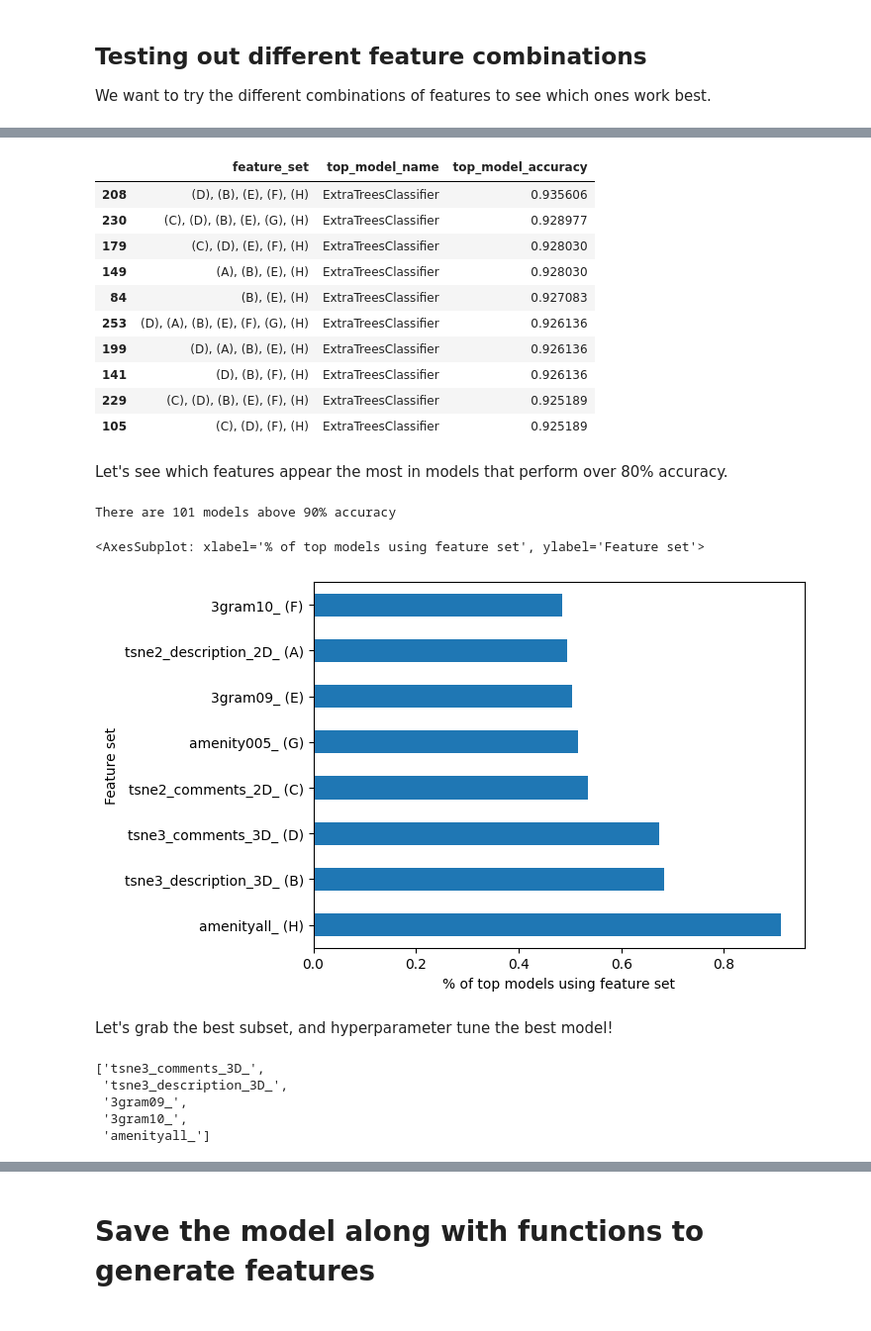
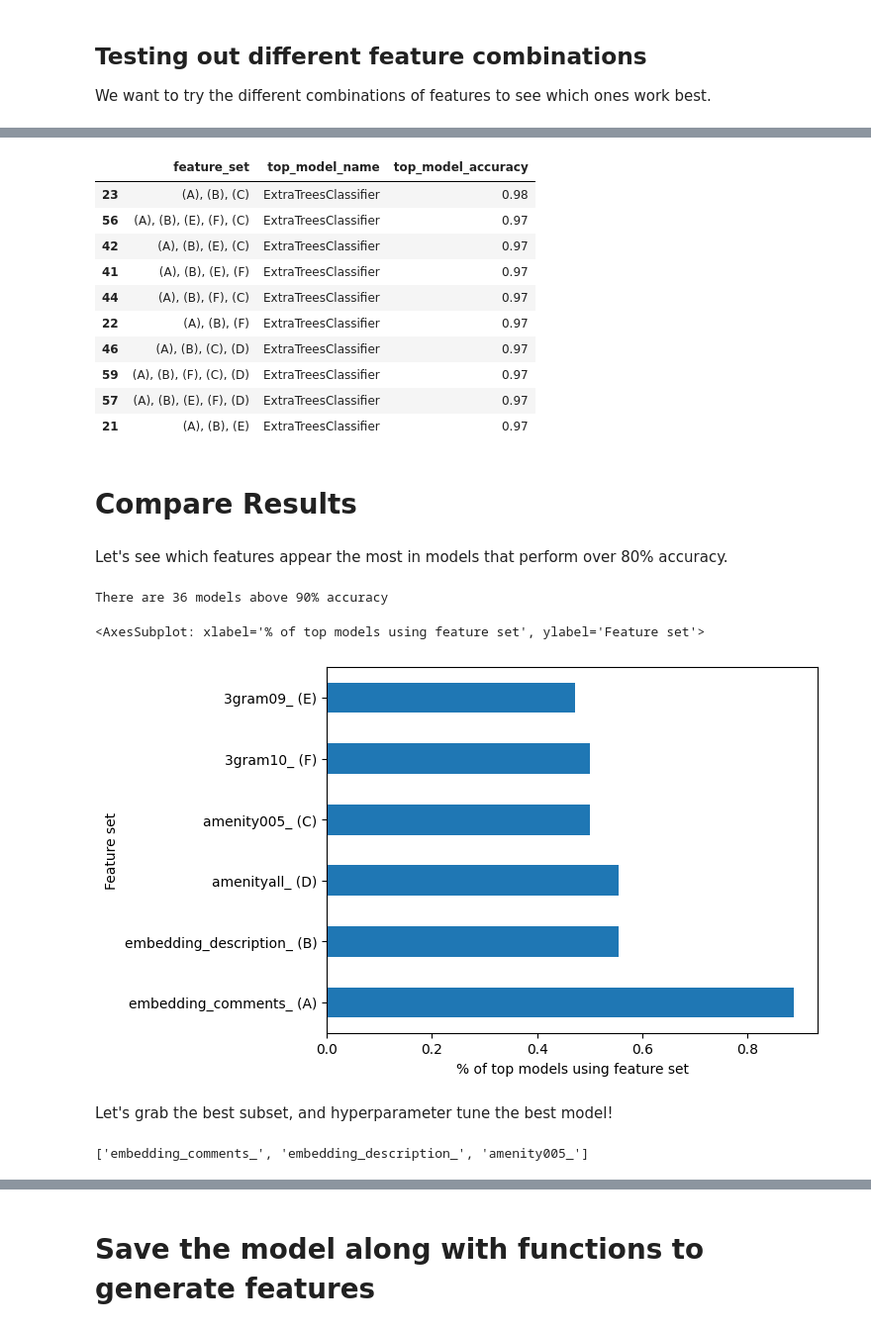
Before and after one commit to g1776/DS440CapstoneIndubitably, a Jupyter notebook: notebooks/modelling/models.ipynb, the cells around one changed output, grey strips where cells are left out. Shown: that part at 99% size. Drawn from its saved outputs; the diff is of its cells as text; code cells hidden in the pictures.

Commit message:
no tsne, no doubles

```diff
--- a/notebooks/modelling/models.ipynb
+++ b/notebooks/modelling/models.ipynb
@@ -6,7 +6,7 @@ import pandas as pd
 from sklearn.model_selection import train_test_split
 # %%
 GEO = 'texas_florida'
-df = pd.read_csv(f'../../data/processed/features_{GEO}.csv')
+df = pd.read_csv(f'../../data/processed/features_{GEO}_no_tsne_no_doubles.csv')
 df.index = df["review_id"]
 df.drop(columns=["review_id"], inplace=True)
 
@@ -58,10 +58,12 @@ We want to try the different combinations of features to see which ones work bes
 import itertools
 
 feature_sets = [
-    "tsne2_comments_2D_",
-    "tsne3_comments_3D_",
-    "tsne2_description_2D_",
-    "tsne3_description_3D_",
+    # "tsne2_comments_2D_",
+    # "tsne3_comments_3D_",
+    # "tsne2_description_2D_",
+    # "tsne3_description_3D_",
+    "embedding_comments_",
+    "embedding_description_",
     "3gram09_",
     "3gram10_",
     "amenity005_",
@@ -124,5 +126,5 @@ print(f"Best model: {best_model.name} with feature set {best_feature_set}\nAccur
 
 import pickle
 # save top_models
-with open(f"../../data/processed/top_models_{GEO}.pickle", "wb") as f:
+with open(f"../../data/processed/top_models_{GEO}_no_tsne.pickle", "wb") as f:
     pickle.dump(top_models, f)
@@ -129,18 +169,21 @@ with open(f"../../data/processed/top_models_{GEO}.pickle", "wb") as f:
 # %%
 import pickle
-top_models = pickle.load(open(f"top_models_{GEO}.pickle", "rb"))
+top_models = pickle.load(open(f"../../models/top_models_{GEO}_no_tsne.pickle", "rb"))
 
 report = []
 
 feature_set_to_letter = {
-    "tsne2_description_2D_": "(A)",
-    "tsne3_description_3D_" : "(B)",
-    "tsne2_comments_2D_" : "(C)",
-    "tsne3_comments_3D_" : "(D)",
+    # "tsne2_description_2D_": "(A)",
+    # "tsne3_description_3D_" : "(B)",
+    # "tsne2_comments_2D_" : "(C)",
+    # "tsne3_comments_3D_" : "(D)",
+    "embedding_comments_": "(A)",
+    "embedding_description_": "(B)",
+    "amenity005_" : "(C)",
+    "amenityall_" : "(D)",
     "3gram09_" : "(E)",
     "3gram10_" : "(F)",
-    "amenity005_" : "(G)",
-    "amenityall_" : "(H)"
+
 }
 
 # iterate over keys and values
@@ -158,41 +201,43 @@ top = pd.DataFrame(report).sort_values(by="top_model_accuracy", ascending=False)
 top.head(10)
 # %% [output]
 |  | feature_set | top_model_name | top_model_accuracy |
-| 208 | (D), (B), (E), (F), (H) | ExtraTreesClassifier | 0.935606 |
-| 230 | (C), (D), (B), (E), (G), (H) | ExtraTreesClassifier | 0.928977 |
-| 179 | (C), (D), (E), (F), (H) | ExtraTreesClassifier | 0.928030 |
-| 149 | (A), (B), (E), (H) | ExtraTreesClassifier | 0.928030 |
-| 84 | (B), (E), (H) | ExtraTreesClassifier | 0.927083 |
-| 253 | (D), (A), (B), (E), (F), (G), (H) | ExtraTreesClassifier | 0.926136 |
-| 199 | (D), (A), (B), (E), (H) | ExtraTreesClassifier | 0.926136 |
-| 141 | (D), (B), (F), (H) | ExtraTreesClassifier | 0.926136 |
-| 229 | (C), (D), (B), (E), (F), (H) | ExtraTreesClassifier | 0.925189 |
-| 105 | (C), (D), (F), (H) | ExtraTreesClassifier | 0.925189 |
+| 23 | (A), (B), (C) | ExtraTreesClassifier | 0.98 |
+| 56 | (A), (B), (E), (F), (C) | ExtraTreesClassifier | 0.97 |
+| 42 | (A), (B), (E), (C) | ExtraTreesClassifier | 0.97 |
+| 41 | (A), (B), (E), (F) | ExtraTreesClassifier | 0.97 |
+| 44 | (A), (B), (F), (C) | ExtraTreesClassifier | 0.97 |
+| 22 | (A), (B), (F) | ExtraTreesClassifier | 0.97 |
+| 46 | (A), (B), (C), (D) | ExtraTreesClassifier | 0.97 |
+| 59 | (A), (B), (F), (C), (D) | ExtraTreesClassifier | 0.97 |
+| 57 | (A), (B), (E), (F), (D) | ExtraTreesClassifier | 0.97 |
+| 21 | (A), (B), (E) | ExtraTreesClassifier | 0.97 |
+# %% [markdown]
+# Compare Results
 # %% [markdown]
 Let's see which features appear the most in models that perform over 80% accuracy.
 # %%
 # split feature_set into individual feature sets
-letters = ["(A)", "(B)", "(C)", "(D)", "(E)", "(F)", "(G)", "(H)"]
+letters = ["(A)", "(B)", "(C)", "(D)", "(E)", "(F)"]
 top["feature_set_split"] = top["feature_set"].apply(lambda x: x.split(", "))
-for letter in ["(A)", "(B)", "(C)", "(D)", "(E)", "(F)", "(G)", "(H)"]:
+for letter in ["(A)", "(B)", "(C)", "(D)", "(E)", "(F)"]:
     top[letter] = top["feature_set_split"].apply(lambda x: letter in x)
 
 # lets see what percent of the top models have each feature set (top models will be above 80% accuracy)
 with_accuracy = top[["top_model_accuracy"] + letters]
 models_above_90_accuracy = with_accuracy[with_accuracy.top_model_accuracy > 0.9]
 print(f"There are {models_above_90_accuracy.shape[0]} models above 90% accuracy")
 feature_set_distr = models_above_90_accuracy.sum().drop("top_model_accuracy").sort_values(ascending=False) / models_above_90_accuracy.shape[0]
 
 
 # convert back to feature set name
 # reverse feature_set_to_letter
 feature_set_to_letter = {v: k for k, v in feature_set_to_letter.items()}
 feature_set_distr.index = feature_set_distr.index.map(lambda x: feature_set_to_letter[x] + " " + x)
 feature_set_distr.plot(kind="barh", xlabel="% of top models using feature set", ylabel="Feature set")
 # %% [output]
-There are 101 models above 90% accuracy
+There are 36 models above 90% accuracy
 <AxesSubplot: xlabel='% of top models using feature set', ylabel='Feature set'>
-[figure, old version]
+[figure, new version]
 # %% [markdown]
 Let's grab the best subset, and hyperparameter tune the best model!
 # %%
@@ -200,11 +245,7 @@ top_feature_set = top.reset_index().iloc[0].feature_set.split(", ")
 top_feature_set = [feature_set_to_letter[f] for f in top_feature_set]
 top_feature_set
 # %% [output]
-['tsne3_comments_3D_',
- 'tsne3_description_3D_',
- '3gram09_',
- '3gram10_',
- 'amenityall_']
+['embedding_comments_', 'embedding_description_', 'amenity005_']
 # %%
 columns_in_best_feature_set = [c for c in df.columns if any([c.startswith(f) for f in top_feature_set])]
 columns_in_best_feature_set.append("label")
```
Also changed, not shown: parts of 5 cells of this notebook, 7 other files.
